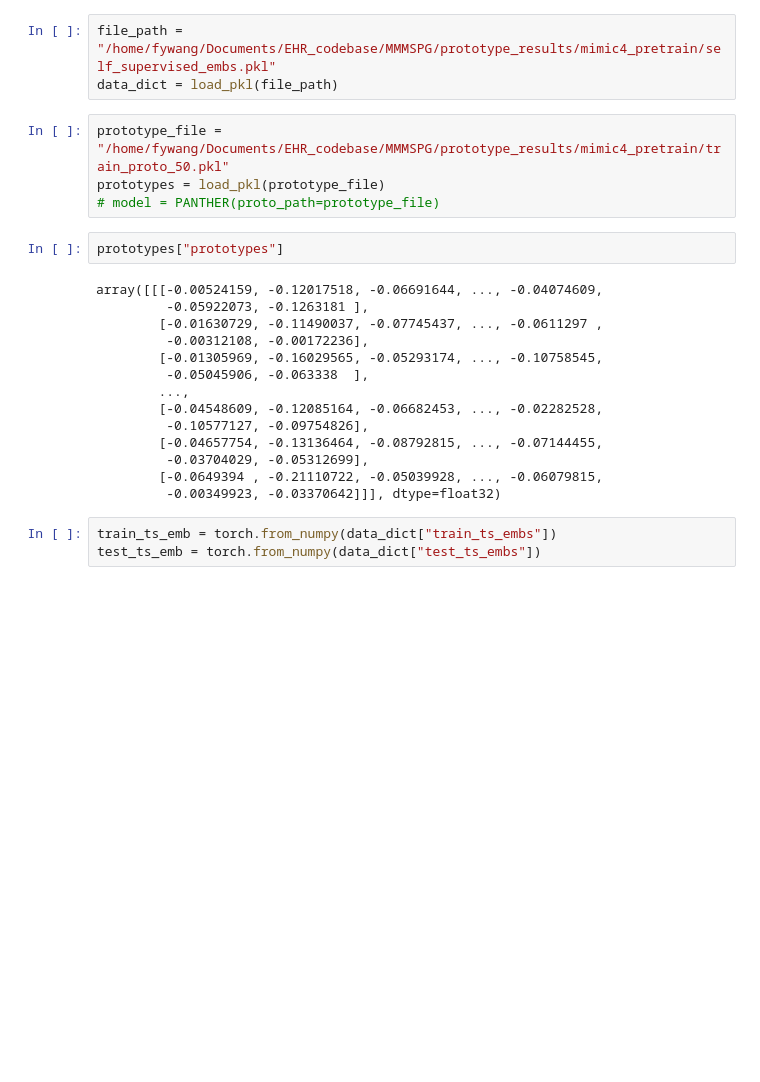
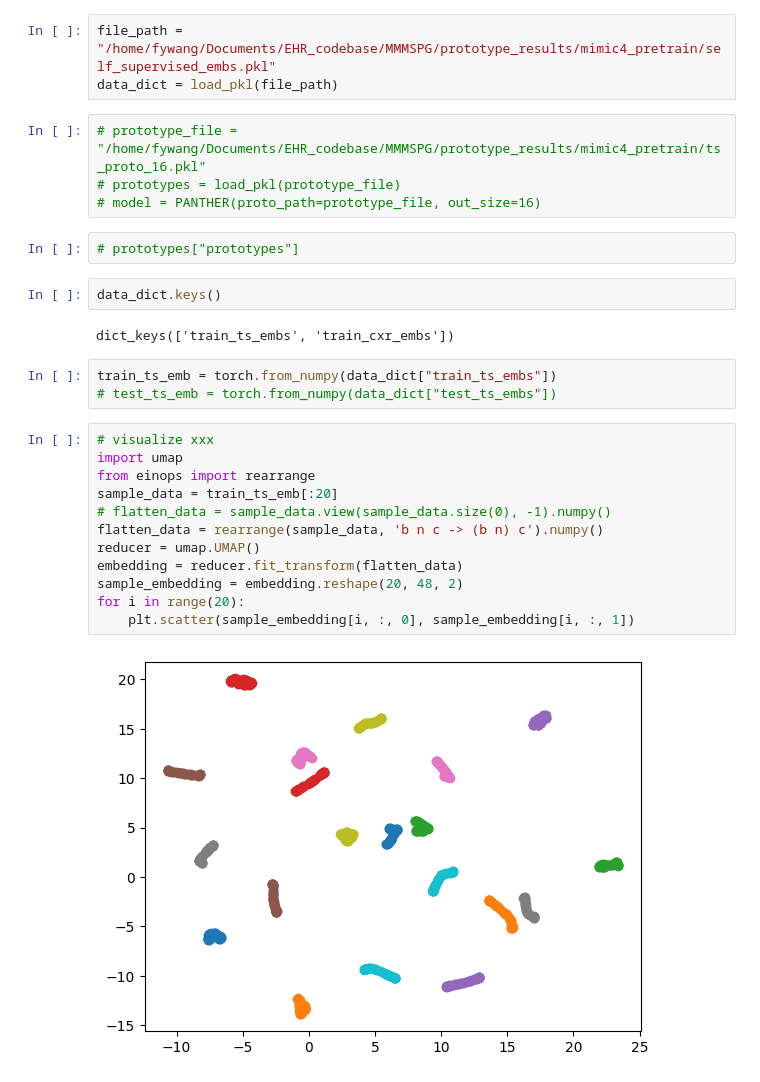
Before and after one commit to HKU-MedAI/CTPD, a Jupyter notebook: notebooks/visualize_prototype.ipynb, the cells around one changed output. Saved outputs shown, nothing was run; the diff lists cells and outputs as text; blank space fills up the shorter version.

```diff
--- a/notebooks/visualize_prototype.ipynb
+++ b/notebooks/visualize_prototype.ipynb
@@ -11,28 +11,32 @@ from cmehr.models.common.model_PANTHER import PANTHER, PrototypeTokenizer
 file_path = "/home/fywang/Documents/EHR_codebase/MMMSPG/prototype_results/mimic4_pretrain/self_supervised_embs.pkl"
 data_dict = load_pkl(file_path)
 # %%
-prototype_file = "/home/fywang/Documents/EHR_codebase/MMMSPG/prototype_results/mimic4_pretrain/train_proto_50.pkl"
-prototypes = load_pkl(prototype_file)
-# model = PANTHER(proto_path=prototype_file)
+# prototype_file = "/home/fywang/Documents/EHR_codebase/MMMSPG/prototype_results/mimic4_pretrain/ts_proto_16.pkl"
+# prototypes = load_pkl(prototype_file)
+# model = PANTHER(proto_path=prototype_file, out_size=16)
-# %%
-prototypes["prototypes"]
-# %% [output]
-array([[[-0.00524159, -0.12017518, -0.06691644, ..., -0.04074609,
-         -0.05922073, -0.1263181 ],
-        [-0.01630729, -0.11490037, -0.07745437, ..., -0.0611297 ,
-         -0.00312108, -0.00172236],
-        [-0.01305969, -0.16029565, -0.05293174, ..., -0.10758545,
-         -0.05045906, -0.063338  ],
-        ...,
-        [-0.04548609, -0.12085164, -0.06682453, ..., -0.02282528,
-         -0.10577127, -0.09754826],
-        [-0.04657754, -0.13136464, -0.08792815, ..., -0.07144455,
-         -0.03704029, -0.05312699],
-        [-0.0649394 , -0.21110722, -0.05039928, ..., -0.06079815,
-         -0.00349923, -0.03370642]]], dtype=float32)
+# %%
+# prototypes["prototypes"]
+# %%
+data_dict.keys()
+# %% [output]
+dict_keys(['train_ts_embs', 'train_cxr_embs'])
 # %%
 train_ts_emb = torch.from_numpy(data_dict["train_ts_embs"])
-test_ts_emb = torch.from_numpy(data_dict["test_ts_embs"])
+# test_ts_emb = torch.from_numpy(data_dict["test_ts_embs"])
+# %%
+# visualize xxx
+import umap
+from einops import rearrange
+sample_data = train_ts_emb[:20]
+# flatten_data = sample_data.view(sample_data.size(0), -1).numpy()
+flatten_data = rearrange(sample_data, 'b n c -> (b n) c').numpy()
+reducer = umap.UMAP()
+embedding = reducer.fit_transform(flatten_data)
+sample_embedding = embedding.reshape(20, 48, 2)
+for i in range(20):
+    plt.scatter(sample_embedding[i, :, 0], sample_embedding[i, :, 1])
+# %% [output]
+[figure, added]
 # %%
 ### get PANTHER representation and GMM mixtures
 with torch.inference_mode():
```
Also changed, not shown: parts of 5 cells of this notebook, 7 other files.
